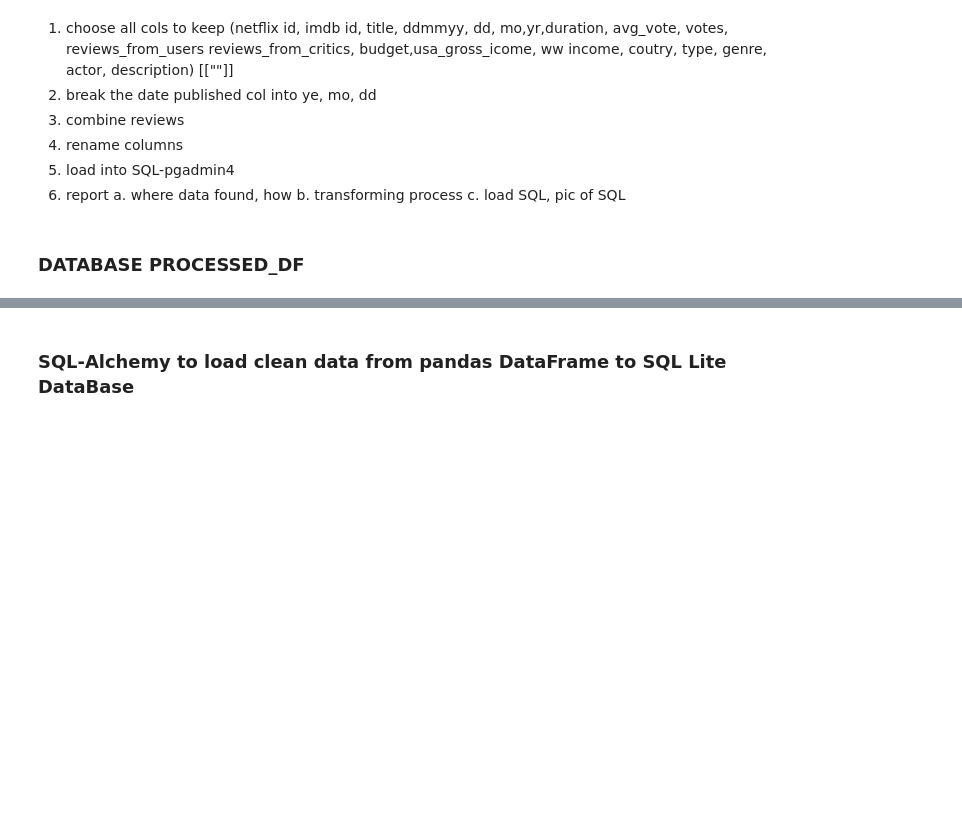
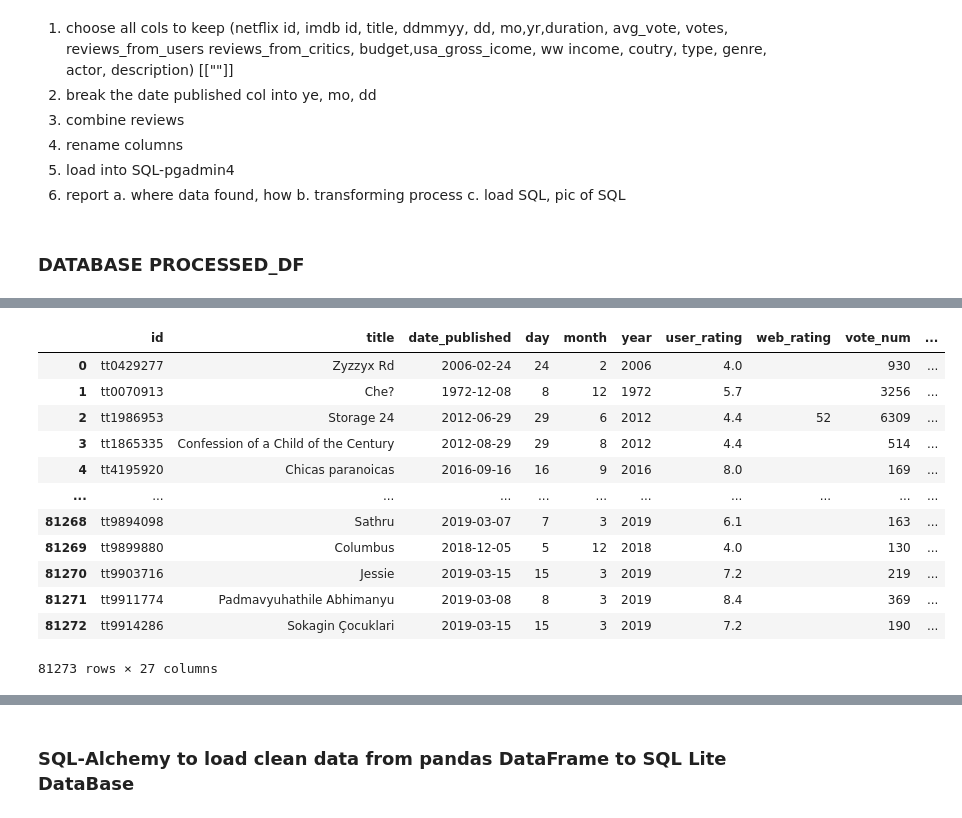
Before and after one commit to henryle-n/Extract-Transform-Load, a Jupyter notebook: hle_IMDb.ipynb, the cells around one changed output, grey strips where cells are left out. Drawn from its saved outputs; the diff is of its cells as text; code cells hidden in the pictures; blank space fills up the shorter version.

```diff
--- a/hle_IMDb.ipynb
+++ b/hle_IMDb.ipynb
@@ -209,0 +382,58 @@ processed_df[['worlwide_gross_income', 'usa_gross_income', 'budget']].to_csv("ex
+# %%
+cols=[
+"id",
+"title",
+
+"date_published",
+"day",
+"month",
+"year",
+
+"user_rating",
+"web_rating",
+
+"vote_num",
+"reviews_from_users",
+"reviews_from_critics",
+"total_reviews",
+
+
+
+"usa_gross_income_currency",
+"usa_gross_income",
+
+"worldwide_gross_income_currency",
+"worldwide_gross_income",
+
+"budget_currency",
+"budget",
+
+
+"duration",
+"country",
+"language",
+"genre",
+"director",
+"writer",
+"prod_co",
+"actors",
+"description"
+]
+
+processed_df = processed_df[cols]
+# %%
+processed_df
+# %% [output]
+|  | id | title | date_published | day | month | year | user_rating | web_rating | vote_num | ... |
+| 0 | tt0429277 | Zyzzyx Rd | 2006-02-24 | 24 | 2 | 2006 | 4.0 |  | 930 | ... |
+| 1 | tt0070913 | Che? | 1972-12-08 | 8 | 12 | 1972 | 5.7 |  | 3256 | ... |
+| 2 | tt1986953 | Storage 24 | 2012-06-29 | 29 | 6 | 2012 | 4.4 | 52 | 6309 | ... |
+| 3 | tt1865335 | Confession of a Child of the Century | 2012-08-29 | 29 | 8 | 2012 | 4.4 |  | 514 | ... |
+| 4 | tt4195920 | Chicas paranoicas | 2016-09-16 | 16 | 9 | 2016 | 8.0 |  | 169 | ... |
+| ... | ... | ... | ... | ... | ... | ... | ... | ... | ... | ... |
+| 81268 | tt9894098 | Sathru | 2019-03-07 | 7 | 3 | 2019 | 6.1 |  | 163 | ... |
+| 81269 | tt9899880 | Columbus | 2018-12-05 | 5 | 12 | 2018 | 4.0 |  | 130 | ... |
+| 81270 | tt9903716 | Jessie | 2019-03-15 | 15 | 3 | 2019 | 7.2 |  | 219 | ... |
+| 81271 | tt9911774 | Padmavyuhathile Abhimanyu | 2019-03-08 | 8 | 3 | 2019 | 8.4 |  | 369 | ... |
+| 81272 | tt9914286 | Sokagin Çocuklari | 2019-03-15 | 15 | 3 | 2019 | 7.2 |  | 190 | ... |
+81273 rows × 27 columns
```
Also changed, not shown: parts of 32 cells of this notebook, 1 other file.
